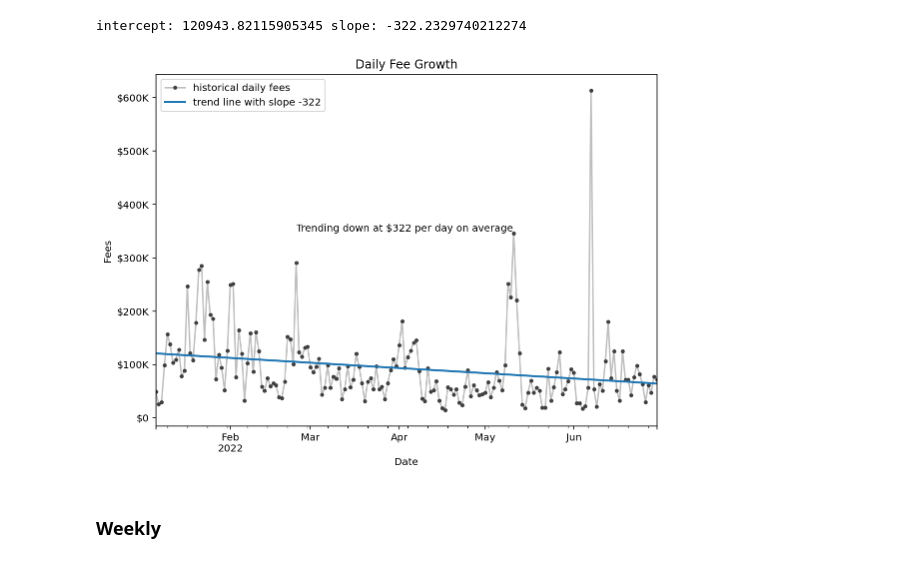
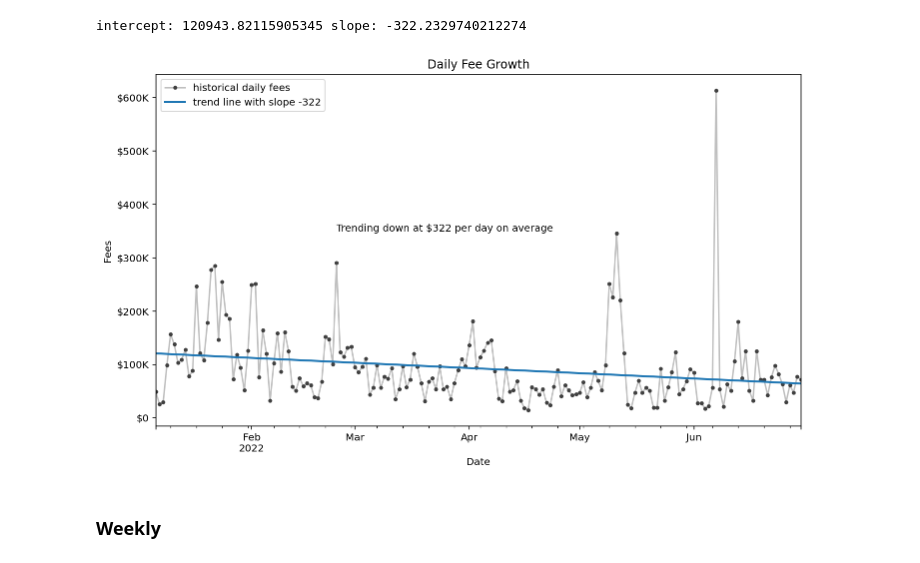
Before and after one commit to coindataschool/GMX, a Jupyter notebook: notebook/Avalanche/fees_volume_growth.ipynb, the cells around one changed output. Saved outputs shown, nothing was run; the diff lists cells and outputs as text; code cells hidden in the pictures.

```diff
--- a/notebook/Avalanche/fees_volume_growth.ipynb
+++ b/notebook/Avalanche/fees_volume_growth.ipynb
@@ -12,7 +12,7 @@ pd.set_option('display.max_rows', 50)
 pd.options.display.float_format = '{:,.4f}'.format
 
 %matplotlib inline
-plt.rcParams['figure.figsize'] = (8, 6)
+plt.rcParams['figure.figsize'] = (10, 6)
 
 # Makes graphs crisp. Only use if you don't have a lot of points/lines on your graph.
 %config InlineBackend.figure_formats = ['svg', 'retina'] # use svg, then retina if svg is not supported
@@ -249,15 +247,14 @@ intercept: 120943.82115905345 slope: -322.2329740212274
 # %%
 ax = plot_timeseries_with_trendline(
     y, yhat, title='Daily Fee Growth', ylabel='Fees',
     ytru_legend='historical daily fees', yhat_legend="trend line with slope {:,.0f}".format(slope))
 formatter = FuncFormatter(human_format_dollar_or_num(dollar=True))
 ax.yaxis.set_major_formatter(formatter)
 ax.text('2022-02-24', 350_000, "Trending down at ${:,.0f} per day on average".format(abs(slope)))
-ax.legend()
 plt.tight_layout()
 plt.savefig(os.path.join(save_fig_dir, 'daily_fee_growth_trend.png'), dpi=300);
 # %% [output]
-[figure, old version]
+[figure, new version]
 # %% [markdown]
 ### Weekly
 # %%
```
Also changed, not shown: parts of 4 cells of this notebook, 7 other files.
